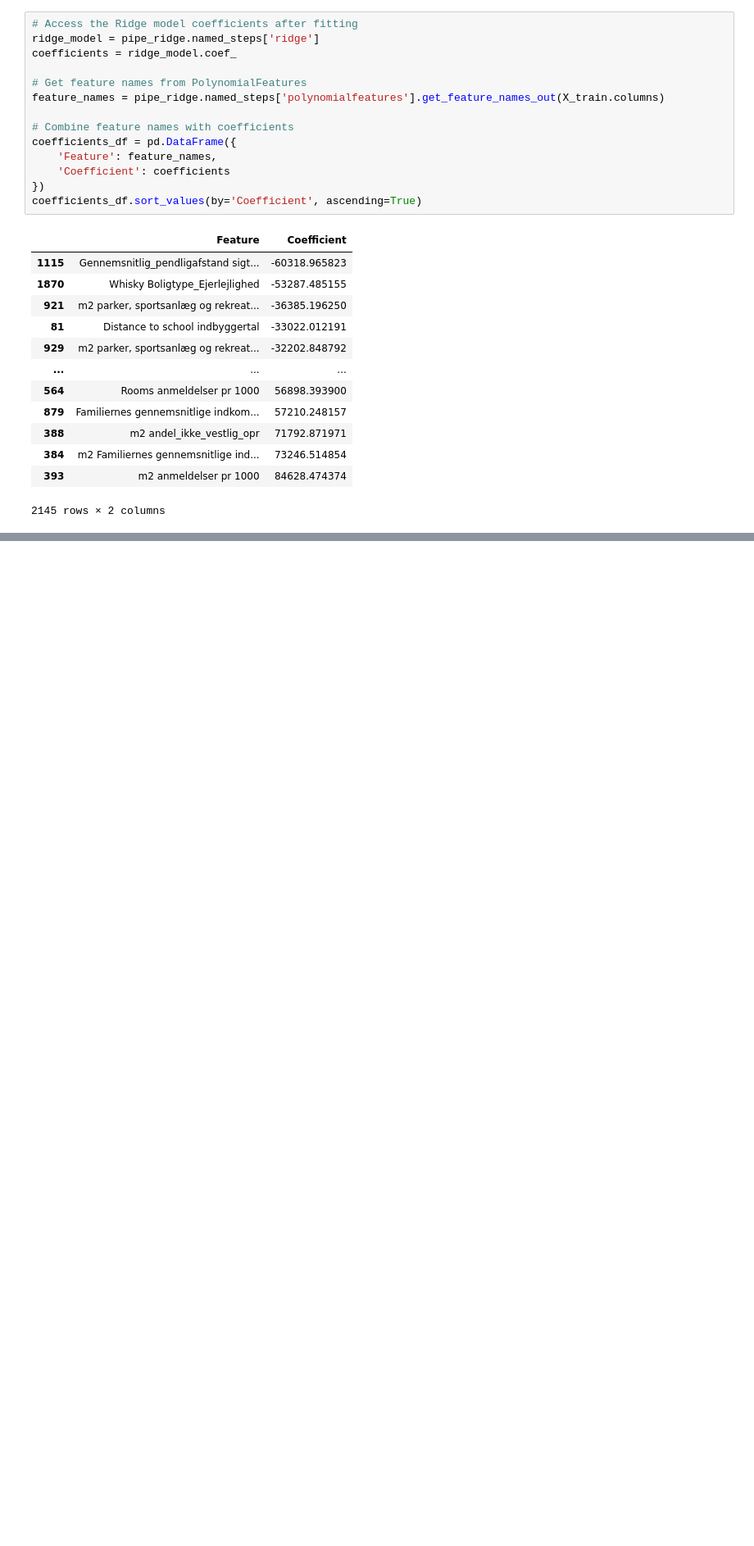
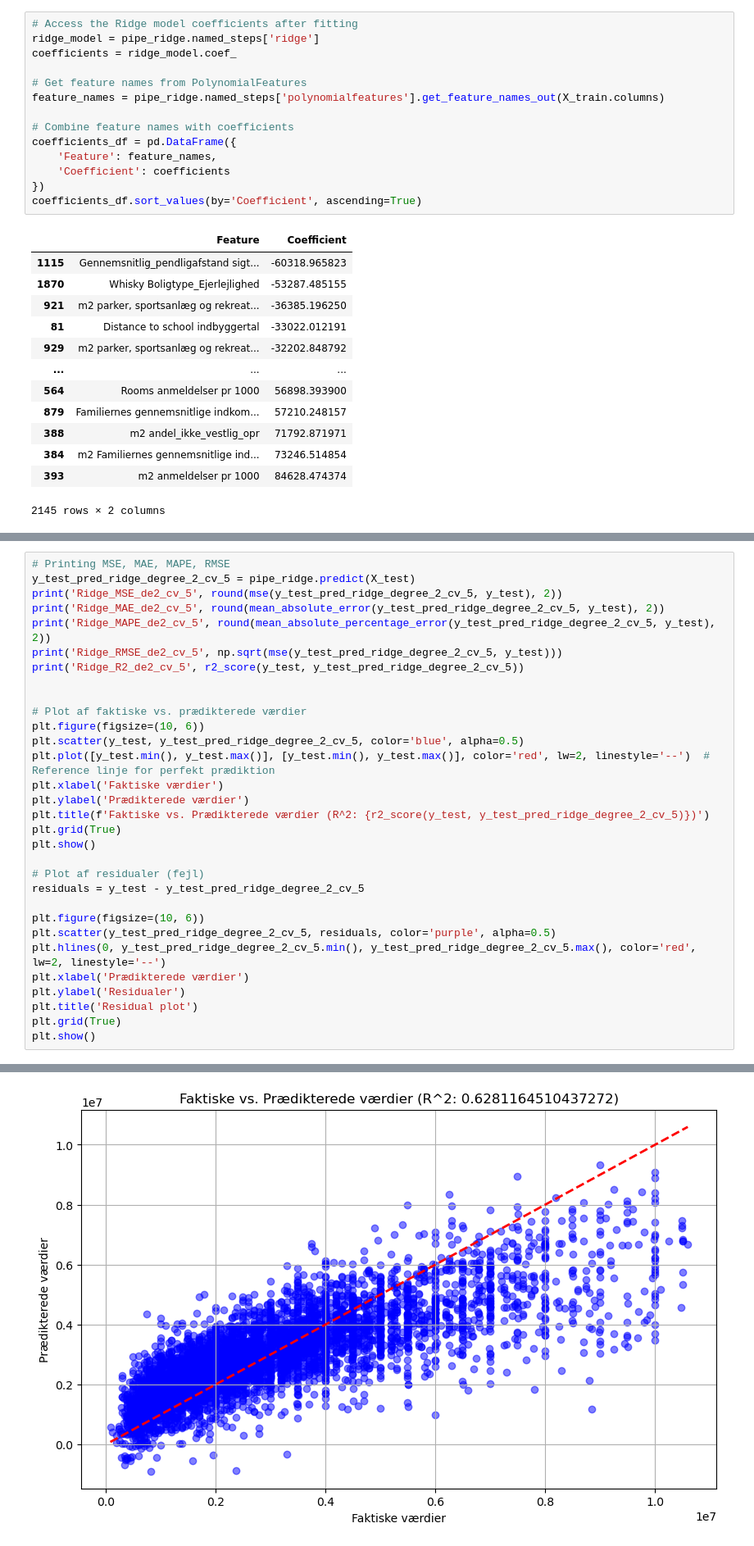
Before and after one commit to matliras/Sommerskole7, a Jupyter notebook: Eksamensprojekt/ML/OLS.ipynb, the cells around one changed output, grey strips where cells are left out. Shown at 82% size. Drawn from its saved outputs; the diff is of its cells as text; blank space fills up the shorter version.

```diff
--- a/Eksamensprojekt/ML/OLS.ipynb
+++ b/Eksamensprojekt/ML/OLS.ipynb
@@ -638,0 +926,32 @@ coefficients_df.sort_values(by='Coefficient', ascending=True)
+# %%
+# Printing MSE, MAE, MAPE, RMSE
+y_test_pred_ridge_degree_2_cv_5 = pipe_ridge.predict(X_test)
+print('Ridge_MSE_de2_cv_5', round(mse(y_test_pred_ridge_degree_2_cv_5, y_test), 2))
+print('Ridge_MAE_de2_cv_5', round(mean_absolute_error(y_test_pred_ridge_degree_2_cv_5, y_test), 2))
+print('Ridge_MAPE_de2_cv_5', round(mean_absolute_percentage_error(y_test_pred_ridge_degree_2_cv_5, y_test), 2))
+print('Ridge_RMSE_de2_cv_5', np.sqrt(mse(y_test_pred_ridge_degree_2_cv_5, y_test)))
+print('Ridge_R2_de2_cv_5', r2_score(y_test, y_test_pred_ridge_degree_2_cv_5))
+
+
+# Plot af faktiske vs. prædikterede værdier
+plt.figure(figsize=(10, 6))
+plt.scatter(y_test, y_test_pred_ridge_degree_2_cv_5, color='blue', alpha=0.5)
+plt.plot([y_test.min(), y_test.max()], [y_test.min(), y_test.max()], color='red', lw=2, linestyle='--')  # Reference linje for perfekt prædiktion
+plt.xlabel('Faktiske værdier')
+plt.ylabel('Prædikterede værdier')
+plt.title(f'Faktiske vs. Prædikterede værdier (R^2: {r2_score(y_test, y_test_pred_ridge_degree_2_cv_5)})')
+plt.grid(True)
+plt.show()
+
+# Plot af residualer (fejl)
+residuals = y_test - y_test_pred_ridge_degree_2_cv_5
+
+plt.figure(figsize=(10, 6))
+plt.scatter(y_test_pred_ridge_degree_2_cv_5, residuals, color='purple', alpha=0.5)
+plt.hlines(0, y_test_pred_ridge_degree_2_cv_5.min(), y_test_pred_ridge_degree_2_cv_5.max(), color='red', lw=2, linestyle='--')
+plt.xlabel('Prædikterede værdier')
+plt.ylabel('Residualer')
+plt.title('Residual plot')
+plt.grid(True)
+plt.show()
+# %% [output]
@@ -638,0 +963 @@ coefficients_df.sort_values(by='Coefficient', ascending=True)
+[figure, added]
```
Also changed, not shown: parts of 38 cells of this notebook.
